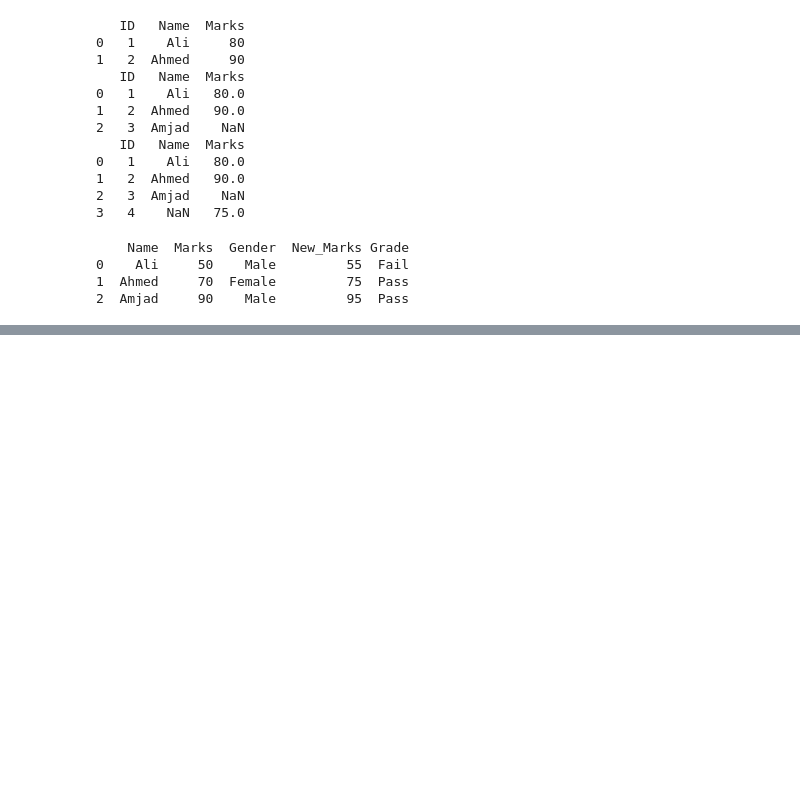
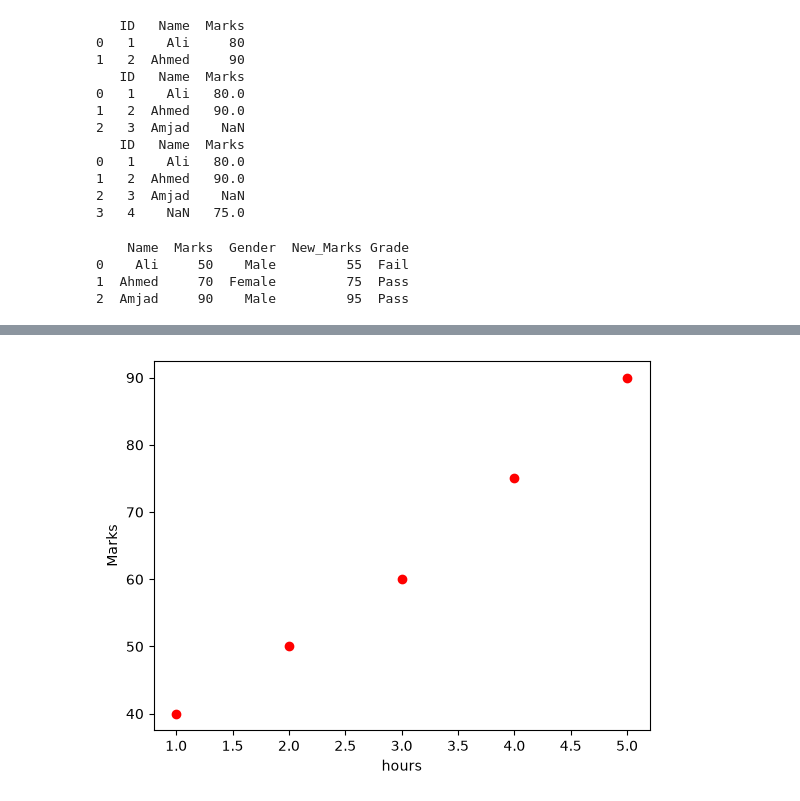
Before and after one commit to Amjad3618/data-analysis-code-, a Jupyter notebook: week2.ipynb, the cells around one changed output, grey strips where cells are left out. Cells and saved outputs as stored; diff of their text form; code cells hidden in the pictures; blank space fills up the shorter version.

```diff
--- a/week2.ipynb
+++ b/week2.ipynb
@@ -360,0 +445,11 @@ print(df)
+# %%
+# Scatter — do cheezon ka taluq dikhane ke liye
+hours =[1,2,3,4,5]
+marks =[40,50,60,75,90]
+
+plt.scatter(hours,marks,color ="red" )
+plt.xlabel("hours")
+plt.ylabel("Marks")
+plt.show()
+# %% [output]
+[figure, added]
```
Also changed, not shown: parts of 16 cells of this notebook.
